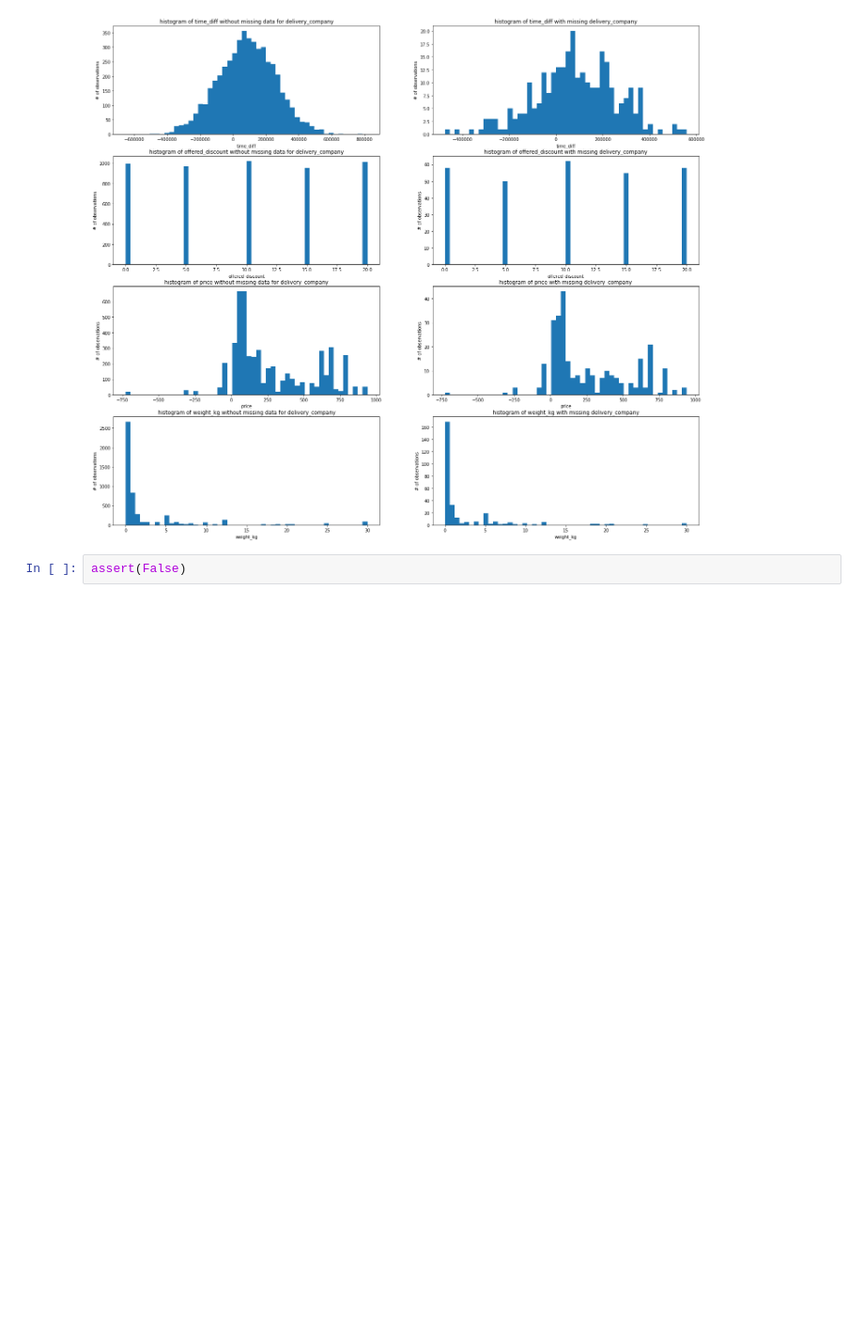
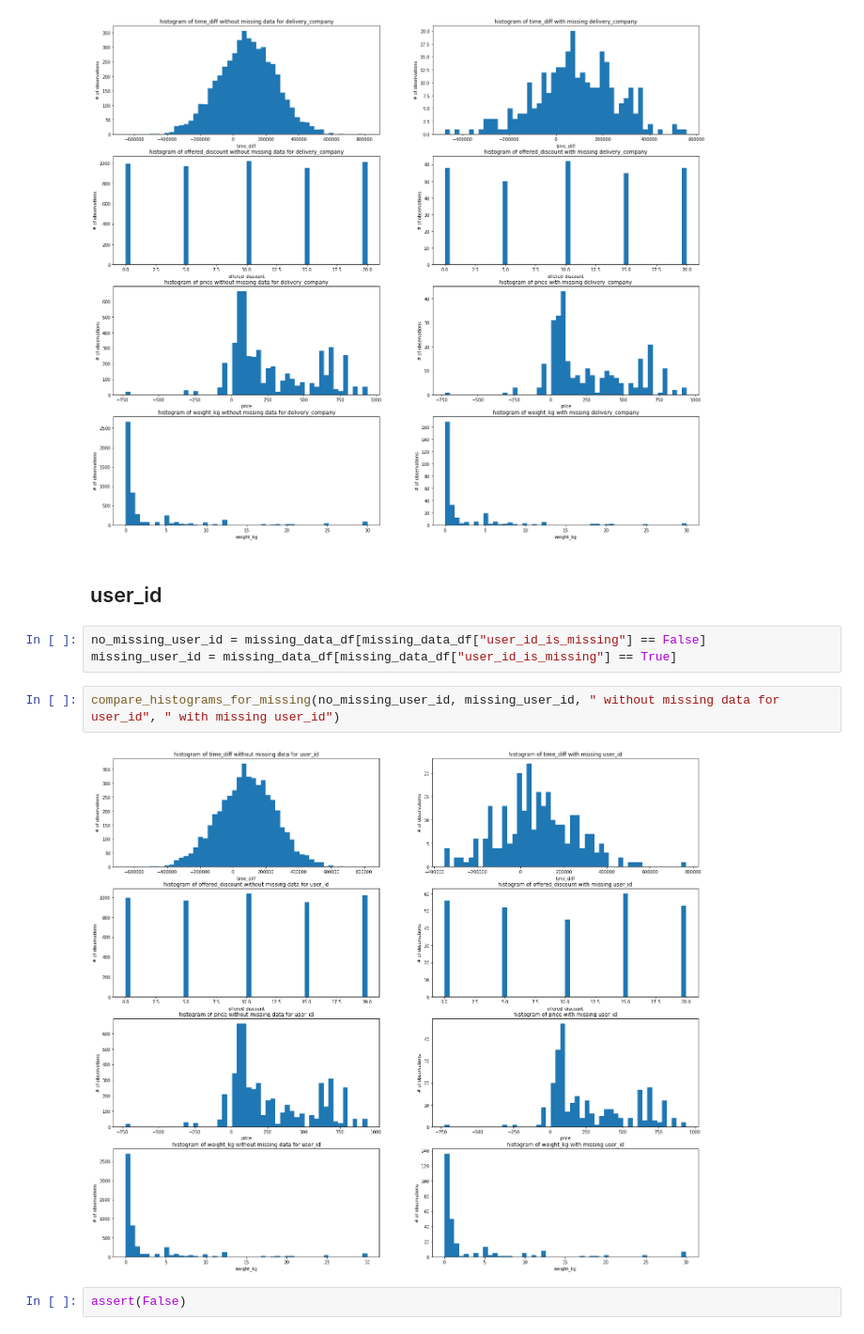
Before and after one commit to milosz-l/delivery-time, a Jupyter notebook: data_analysis.ipynb, the cells around one changed output. Shown at 94% size. Cells and saved outputs as stored; diff of their text form; blank space fills up the shorter version.

Commit message:
user_id missing histograms

```diff
--- a/data_analysis.ipynb
+++ b/data_analysis.ipynb
@@ -122,6 +122,15 @@ missing_delivery_company = missing_data_df[missing_data_df["delivery_company_is_
 compare_histograms_for_missing(no_missing_delivery_company, missing_delivery_company, " without missing data for delivery_company", " with missing delivery_company")
 # %% [output]
 [figure]
+# %% [markdown]
+## user_id
+# %%
+no_missing_user_id = missing_data_df[missing_data_df["user_id_is_missing"] == False]
+missing_user_id = missing_data_df[missing_data_df["user_id_is_missing"] == True]
+# %%
+compare_histograms_for_missing(no_missing_user_id, missing_user_id, " without missing data for user_id", " with missing user_id")
+# %% [output]
+[figure, added]
 # %%
 assert(False)
 # %% [output]
```
